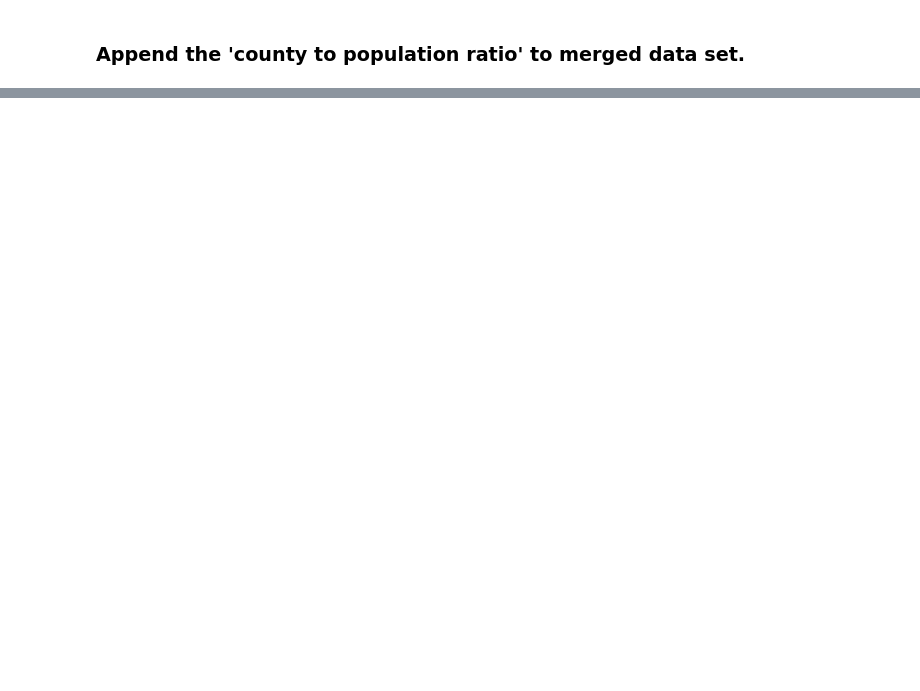
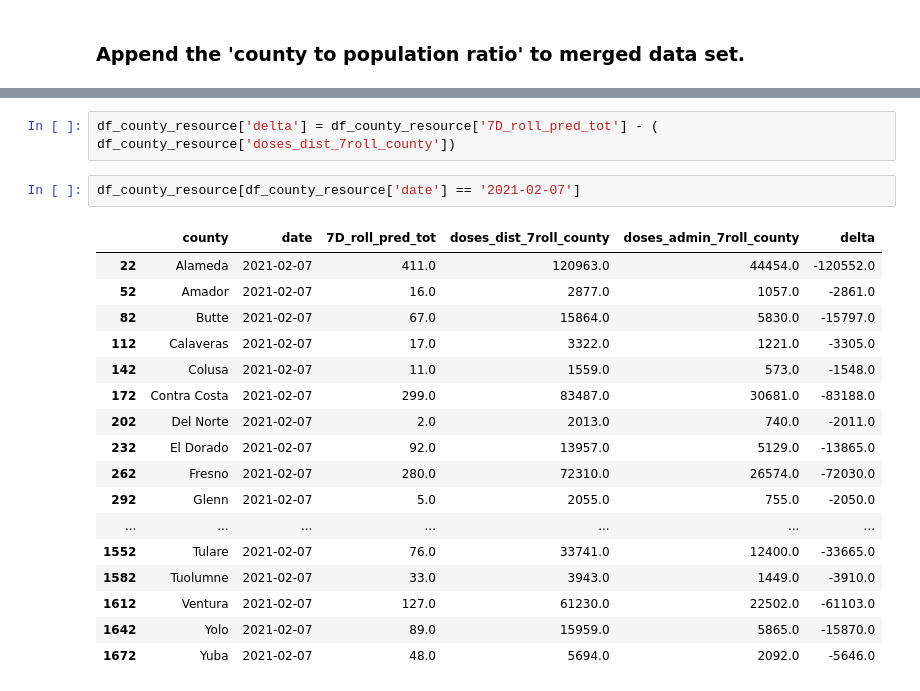
Before and after one commit to lettywu/COVID-19-vaccinations, a Jupyter notebook: rahul/predictions-Rahul-Parab.ipynb, the cells around one changed output, grey strips where cells are left out. Saved outputs shown, nothing was run; the diff lists cells and outputs as text; blank space fills up the shorter version.

```diff
--- a/rahul/predictions-Rahul-Parab.ipynb
+++ b/rahul/predictions-Rahul-Parab.ipynb
@@ -200,0 +256,22 @@ def pred_dosage(dosage, week_dt):
+# %%
+df_county_resource['delta'] = df_county_resource['7D_roll_pred_tot'] - ( df_county_resource['doses_dist_7roll_county'])
+# %%
+df_county_resource[df_county_resource['date'] == '2021-02-07']
+# %% [output]
+|  | county | date | 7D_roll_pred_tot | doses_dist_7roll_county | doses_admin_7roll_county | delta |
+| 22 | Alameda | 2021-02-07 | 411.0 | 120963.0 | 44454.0 | -120552.0 |
+| 52 | Amador | 2021-02-07 | 16.0 | 2877.0 | 1057.0 | -2861.0 |
+| 82 | Butte | 2021-02-07 | 67.0 | 15864.0 | 5830.0 | -15797.0 |
+| 112 | Calaveras | 2021-02-07 | 17.0 | 3322.0 | 1221.0 | -3305.0 |
+| 142 | Colusa | 2021-02-07 | 11.0 | 1559.0 | 573.0 | -1548.0 |
+| 172 | Contra Costa | 2021-02-07 | 299.0 | 83487.0 | 30681.0 | -83188.0 |
+| 202 | Del Norte | 2021-02-07 | 2.0 | 2013.0 | 740.0 | -2011.0 |
+| 232 | El Dorado | 2021-02-07 | 92.0 | 13957.0 | 5129.0 | -13865.0 |
+| 262 | Fresno | 2021-02-07 | 280.0 | 72310.0 | 26574.0 | -72030.0 |
+| 292 | Glenn | 2021-02-07 | 5.0 | 2055.0 | 755.0 | -2050.0 |
+| ... | ... | ... | ... | ... | ... | ... |
+| 1552 | Tulare | 2021-02-07 | 76.0 | 33741.0 | 12400.0 | -33665.0 |
+| 1582 | Tuolumne | 2021-02-07 | 33.0 | 3943.0 | 1449.0 | -3910.0 |
+| 1612 | Ventura | 2021-02-07 | 127.0 | 61230.0 | 22502.0 | -61103.0 |
+| 1642 | Yolo | 2021-02-07 | 89.0 | 15959.0 | 5865.0 | -15870.0 |
+| 1672 | Yuba | 2021-02-07 | 48.0 | 5694.0 | 2092.0 | -5646.0 |
```
Also changed, not shown: parts of 53 cells of this notebook, 4 other files.
